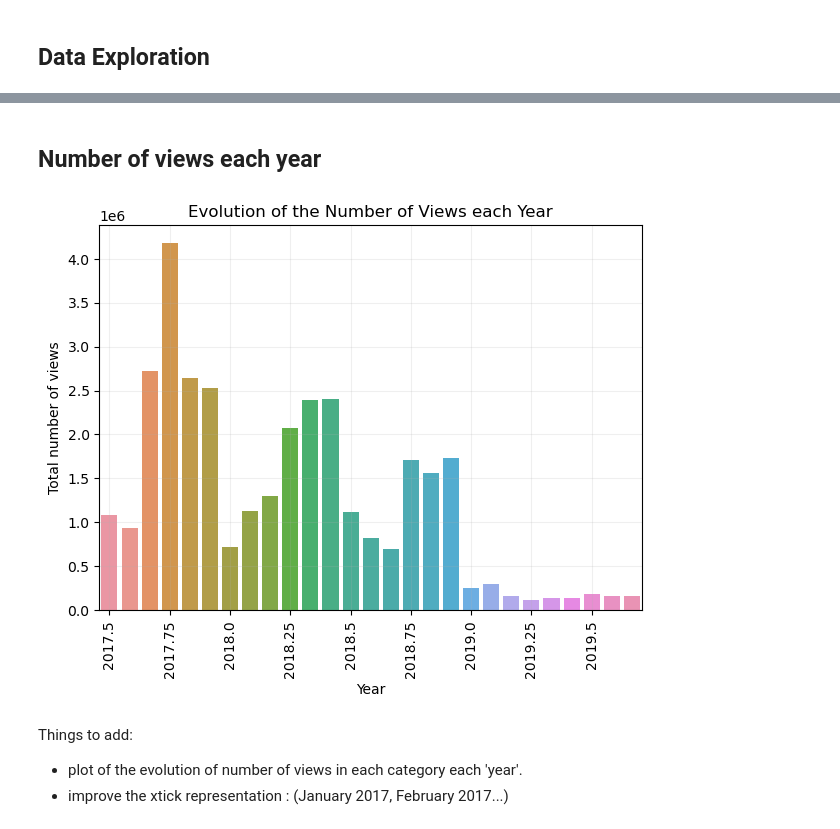
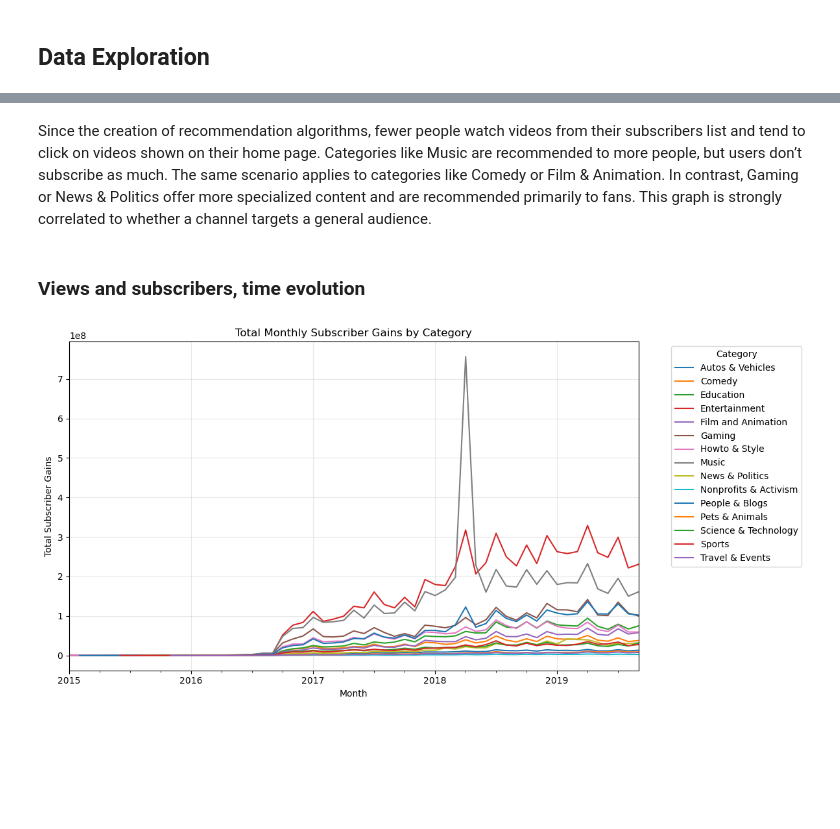
Before and after one commit to epfl-ada/ada-2024-project-grenobelgium, a Jupyter notebook: channels_timeseries_exploration.ipynb, the cells around one changed output, grey strips where cells are left out. Saved outputs shown, nothing was run; the diff lists cells and outputs as text; code cells hidden in the pictures; blank space fills up the shorter version.

```diff
--- a/channels_timeseries_exploration.ipynb
+++ b/channels_timeseries_exploration.ipynb
@@ -496,10 +563,4 @@ Plot le graph du nombre moyen de vues par **video** par catégorie.
+# %% [markdown]
+Since the creation of recommendation algorithms, fewer people watch videos from their subscribers list and tend to click on videos shown on their home page. Categories like Music are recommended to more people, but users don’t subscribe as much. The same scenario applies to categories like Comedy or Film & Animation. In contrast, Gaming or News & Politics offer more specialized content and are recommended primarily to fans. This graph is strongly correlated to whether a channel targets a general audience.
 # %% [markdown]
-## Number of views each year
+### Views and subscribers, time evolution
-# %%
-time_series['datetime'] = pd.to_datetime(time_series['datetime'])
-
-time_series['year'] = time_series['datetime'].dt.year
-time_series['month'] = time_series['datetime'].dt.month
-time_series['day'] = time_series['datetime'].dt.day
-
-time_series['float_date'] = time_series['year'] + time_series['month'].apply(lambda x: (x-1)/12)
@@ -527,9 +566,0 @@ def plot_channel_views_evolution(data, channel):
-# %%
-plot_channel_views_evolution(time_series, 'UCBJuEqXfXTdcPSbGO9qqn1g')
-# %% [output]
-[figure, removed]
-# %% [markdown]
-Things to add:
-
--  plot of the evolution of number of views in each category each 'year'.
--  improve the xtick representation : (January 2017, February 2017...)
@@ -538,0 +567,27 @@ Things to add:
+# %%
+
+def plot_monthly_metric_by_category(data, metric='delta_views'):
+
+    data['month'] = data['datetime'].dt.to_period('M')
+
+    if metric not in ['delta_views', 'delta_subs']:
+        raise ValueError("Metric must be either 'delta_views' or 'delta_subs'")
+
+    monthly_data = data.groupby(['category', 'month'])[metric].sum().reset_index()
+
+    monthly_metric_pivot = monthly_data.pivot(index='month', columns='category', values=metric)
+
+    title = "Total Monthly " + ("Views" if metric == 'delta_views' else "Subscriber Gains") + " by Category"
+    ylabel = "Total " + ("Views" if metric == 'delta_views' else "Subscriber Gains")
+
+    monthly_metric_pivot.plot(figsize=(12, 6), title=title)
+    plt.xlabel("Month")
+    plt.ylabel(ylabel)
+    plt.legend(title="Category", bbox_to_anchor=(1.05, 1), loc='upper left')
+    plt.tight_layout()
+    plt.grid(alpha=0.3)
+    plt.show()
+# %%
+plot_monthly_metric_by_category(time_series, metric='delta_subs')
+# %% [output]
+[figure, added]
```
Also changed, not shown: parts of 45 cells of this notebook.
